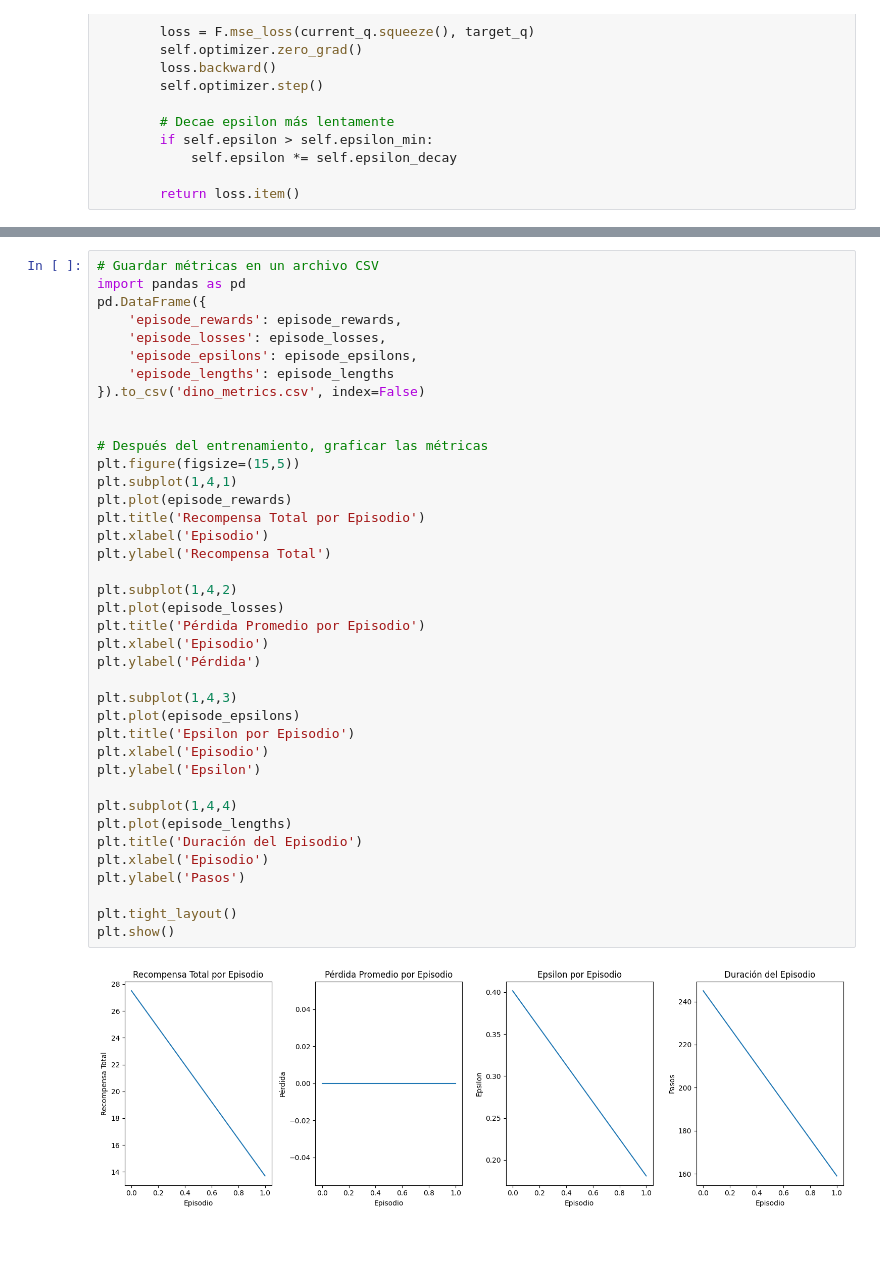
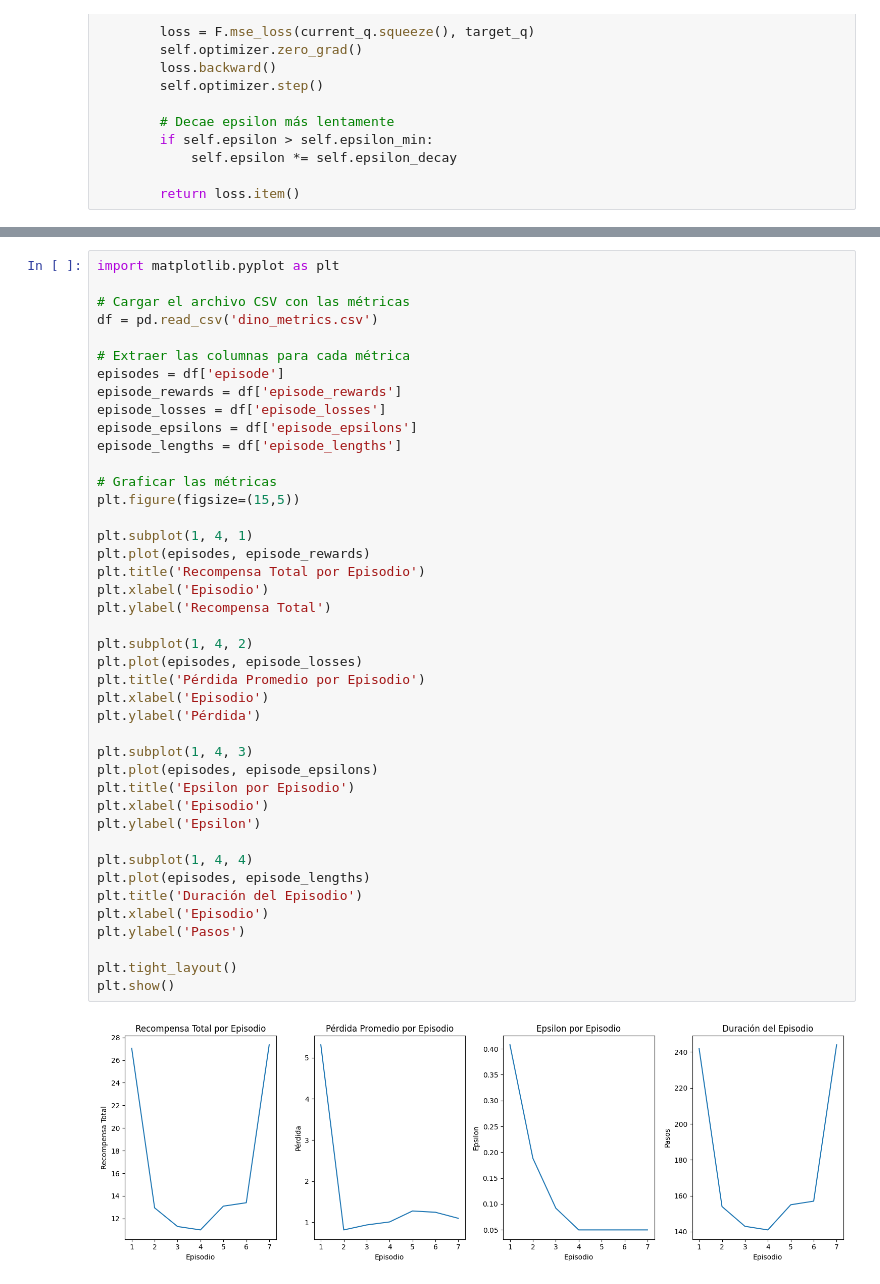
Before and after one commit to Aq202/proyecto_deep_learning_uvg, a Jupyter notebook: dinoGame.ipynb, the cells around one changed output, grey strips where cells are left out. Drawn from its saved outputs; the diff is of its cells as text; blank space fills up the shorter version.

Commit message:
Métricas corregidas

```diff
--- a/dinoGame.ipynb
+++ b/dinoGame.ipynb
@@ -497,42 +499,45 @@ Episodio: 2, Puntaje: 13.699999999999953, Epsilon: 0.18099664897669618
 Entrenamiento interrumpido
 # %%
-# Guardar métricas en un archivo CSV
-import pandas as pd
-pd.DataFrame({
-    'episode_rewards': episode_rewards,
-    'episode_losses': episode_losses,
-    'episode_epsilons': episode_epsilons,
-    'episode_lengths': episode_lengths
-}).to_csv('dino_metrics.csv', index=False)
+import matplotlib.pyplot as plt
 
+# Cargar el archivo CSV con las métricas
+df = pd.read_csv('dino_metrics.csv')
 
-# Después del entrenamiento, graficar las métricas
+# Extraer las columnas para cada métrica
+episodes = df['episode']
+episode_rewards = df['episode_rewards']
+episode_losses = df['episode_losses']
+episode_epsilons = df['episode_epsilons']
+episode_lengths = df['episode_lengths']
+
+# Graficar las métricas
 plt.figure(figsize=(15,5))
-plt.subplot(1,4,1)
-plt.plot(episode_rewards)
+
+plt.subplot(1, 4, 1)
+plt.plot(episodes, episode_rewards)
 plt.title('Recompensa Total por Episodio')
 plt.xlabel('Episodio')
 plt.ylabel('Recompensa Total')
 
-plt.subplot(1,4,2)
-plt.plot(episode_losses)
+plt.subplot(1, 4, 2)
+plt.plot(episodes, episode_losses)
 plt.title('Pérdida Promedio por Episodio')
 plt.xlabel('Episodio')
 plt.ylabel('Pérdida')
 
-plt.subplot(1,4,3)
-plt.plot(episode_epsilons)
+plt.subplot(1, 4, 3)
+plt.plot(episodes, episode_epsilons)
 plt.title('Epsilon por Episodio')
 plt.xlabel('Episodio')
 plt.ylabel('Epsilon')
 
-plt.subplot(1,4,4)
-plt.plot(episode_lengths)
+plt.subplot(1, 4, 4)
+plt.plot(episodes, episode_lengths)
 plt.title('Duración del Episodio')
 plt.xlabel('Episodio')
 plt.ylabel('Pasos')
 
 plt.tight_layout()
 plt.show()
 # %% [output]
-[figure, old version]
+[figure, new version]
```
Also changed, not shown: parts of 3 cells of this notebook.
